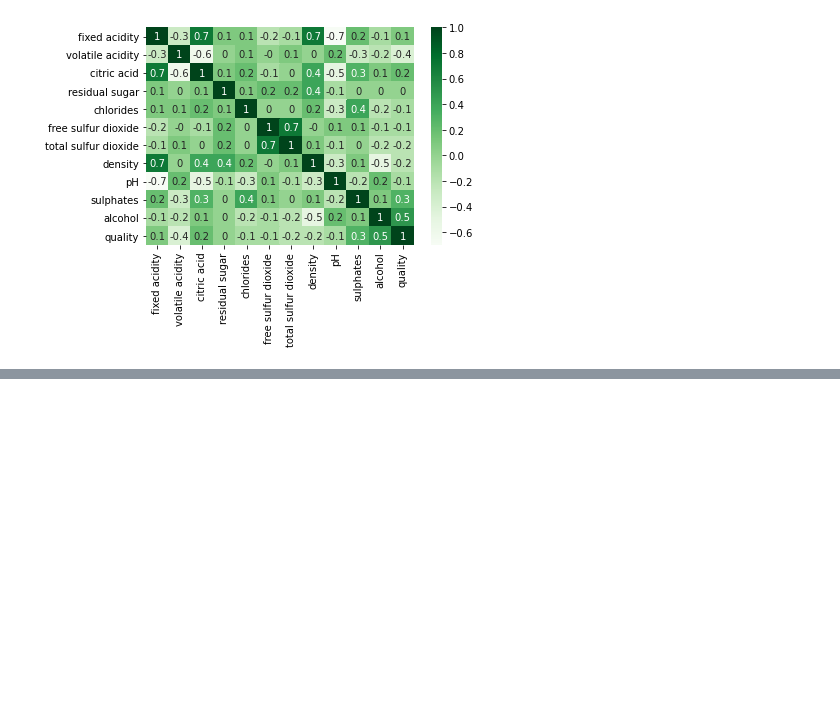
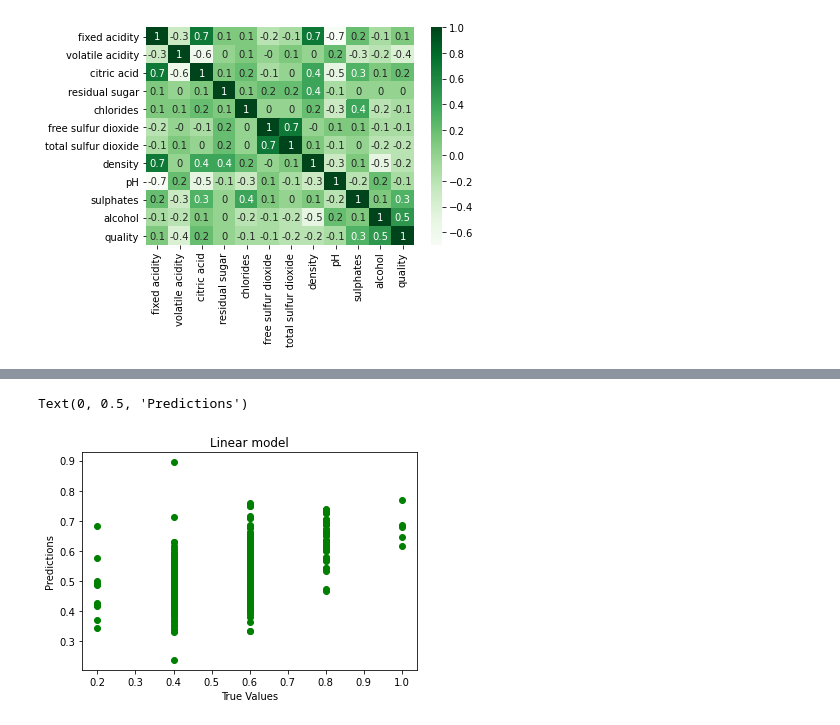
Before and after one commit to ingriderika/Py2b_erika_staffansdotter, a Jupyter notebook: week3/Assignment3FreshData.ipynb, the cells around one changed output, grey strips where cells are left out. Drawn from its saved outputs; the diff is of its cells as text; code cells hidden in the pictures; blank space fills up the shorter version.

```diff
--- a/week3/Assignment3FreshData.ipynb
+++ b/week3/Assignment3FreshData.ipynb
@@ -785,0 +811,8 @@ The normalized MAE is 0.015634771436452866
+# %%
+plt.scatter(y_test, y_pred, color='green',)
+plt.title("Linear model")
+plt.xlabel('True Values')
+plt.ylabel('Predictions')
+# %% [output]
+Text(0, 0.5, 'Predictions')
+[figure, added]
```
Also changed, not shown: parts of 11 cells of this notebook.
